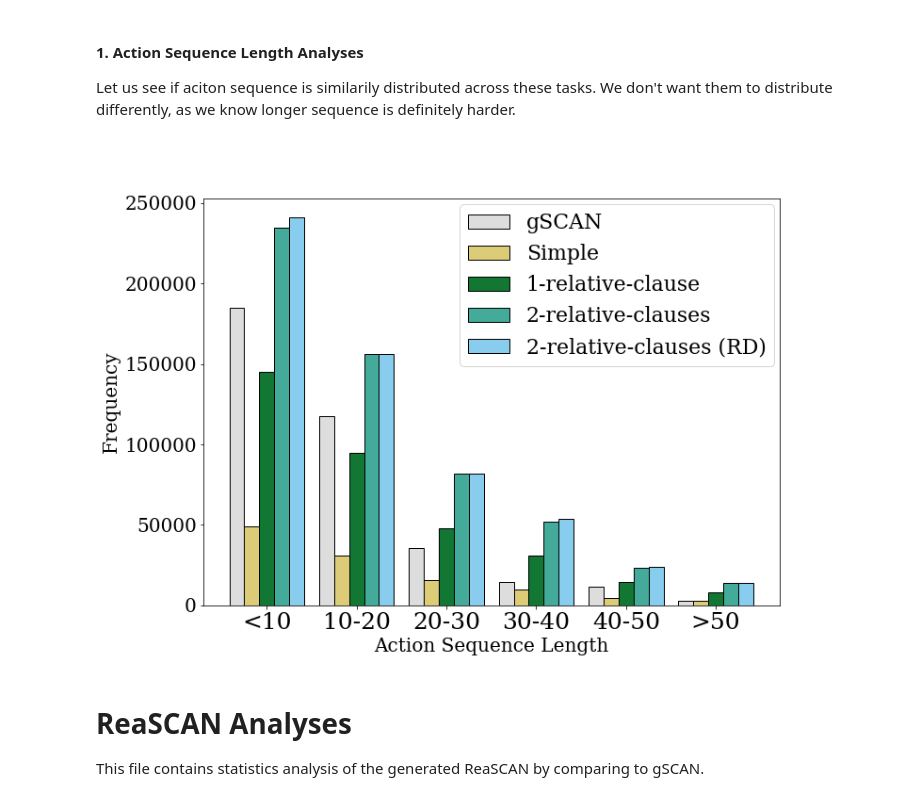
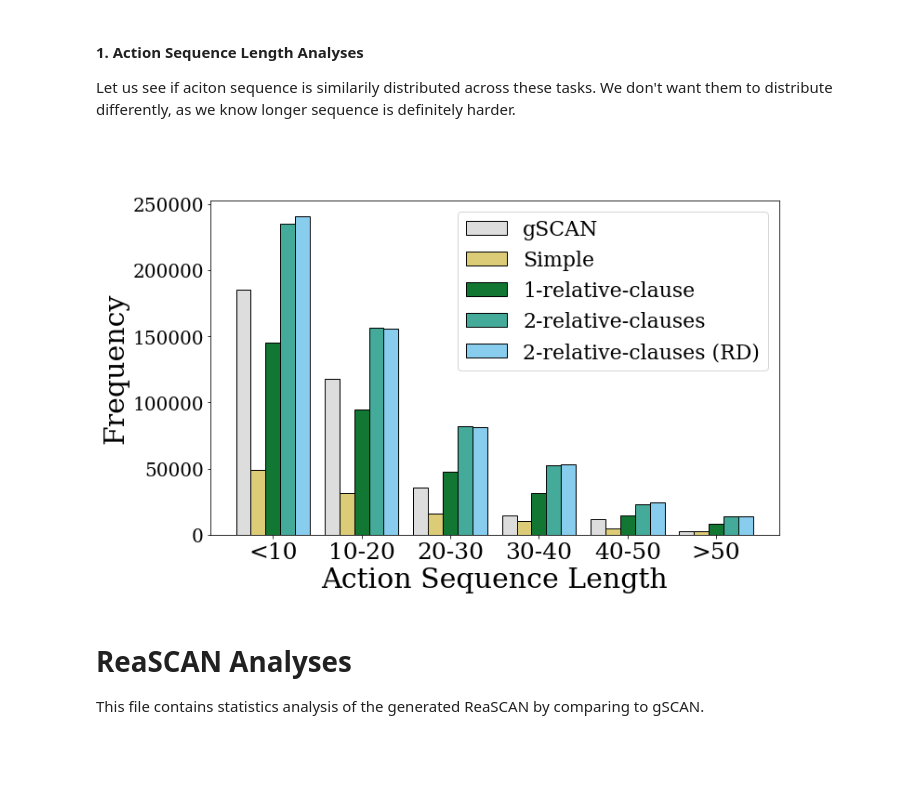
Before and after one commit to frankaging/Reason-SCAN, a Jupyter notebook: code/dataset/ReaSCAN-analysis.ipynb, the cells around one changed output. Drawn from its saved outputs; the diff is of its cells as text; code cells hidden in the pictures; blank space fills up the shorter version.

```diff
--- a/code/dataset/ReaSCAN-analysis.ipynb
+++ b/code/dataset/ReaSCAN-analysis.ipynb
@@ -168,36 +168,36 @@ p3_rd_freq_list = get_freq_list(p3_rd_action_lengths, upper_bound=upper_bound)
 # %%
 import numpy as np
 import matplotlib.pyplot as plt
 # plt.style.use("ggplot")
 
 plt.rcParams["font.family"] = "DejaVu Serif"
 font = {'family' : 'DejaVu Serif',
         'size'   : 20}
 plt.rc('font', **font)
 with plt.rc_context({'axes.edgecolor':'black', 'xtick.color':'black', 'ytick.color':'black', 'figure.facecolor':'white'}):
 
     X = np.arange(len(p2_freq_list))
     X = X*1.5
-    fig = plt.figure(figsize=(8.5, 6))
+    fig = plt.figure(figsize=(8.5, 5))
     ax = fig.add_axes([0,0,1,1])
 #     plt.grid(color='grey', linestyle='-.', linewidth=0.7)
     ax.bar(X + 0.00, gSCAN_freq_list, color = '#DDDDDD', width = 0.25, label='gSCAN', alpha=1, edgecolor='k', linewidth=1)
     ax.bar(X + 0.25, p1_freq_list, color = '#ddcc77', width = 0.25, label='Simple', alpha=1, edgecolor='k', linewidth=1)
     ax.bar(X + 0.50, p2_freq_list, color = '#117733', width = 0.25, label='1-relative-clause', alpha=1, edgecolor='k', linewidth=1)
     ax.bar(X + 0.75, p3_freq_list, color = '#44aa99', width = 0.25, label='2-relative-clauses', alpha=1, edgecolor='k', linewidth=1)
     ax.bar(X + 1.0, p3_rd_freq_list, color = '#88ccee', width = 0.25, label='2-relative-clauses (RD)', alpha=1, edgecolor='k', linewidth=1)
     # plt.ticklabel_format(axis='y', style='sci', scilimits=(0,0))
-    fig.legend(loc='upper right', bbox_to_anchor=(1.195,1.15), facecolor='white',
+    fig.legend(loc='upper right', bbox_to_anchor=(1.199,1.19), facecolor='white',
                ncol=1, fancybox=True, shadow=False, fontsize=22)
-    ax.set_ylabel('Frequency', color = "black")
-    ax.set_xlabel('Action Sequence Length', color = "black")
+    ax.set_ylabel('Frequency', color = "black", fontsize=30)
+    ax.set_xlabel('Action Sequence Length', color = "black", fontsize=30)
 
     plt.xticks(X+0.5, ["<10", "10-20", "20-30", "30-40", "40-50", ">50"], fontsize=25)
     ax.set_facecolor("white")
     # plt.show()
     plt.savefig("../../data-files-updated/Analysis-Result/action_sequence_length",dpi=1000, bbox_inches='tight')
 # %% [output]
-[figure, old version]
+[figure, new version]
 # %% [markdown]
 # ReaSCAN Analyses
 This file contains statistics analysis of the generated ReaSCAN by comparing to gSCAN.
```
